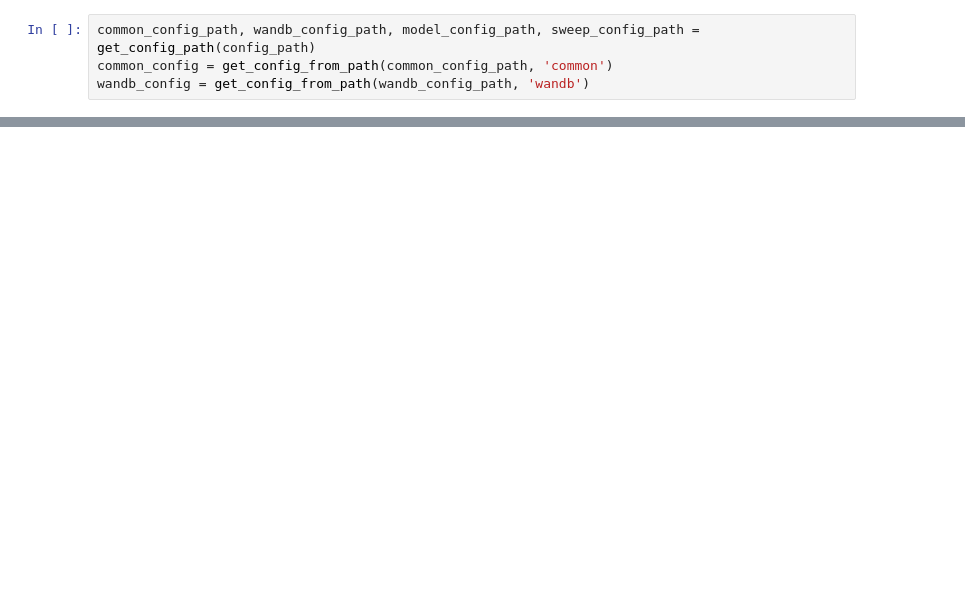
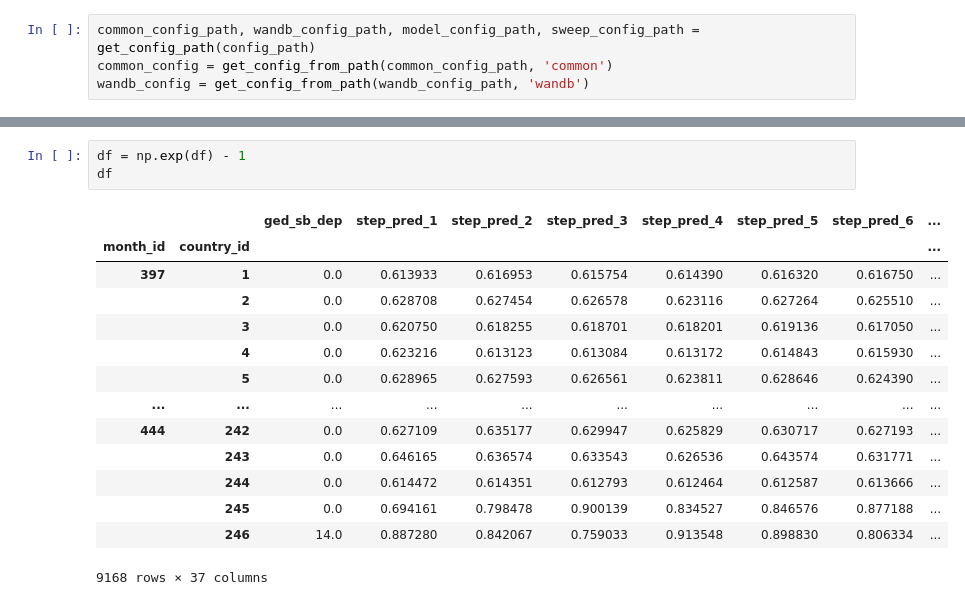
Before and after one commit to prio-data/fatalities003_development, a Jupyter notebook: Example.ipynb, the cells around one changed output, grey strips where cells are left out. Cells and saved outputs as stored; diff of their text form; blank space fills up the shorter version.

```diff
--- a/Example.ipynb
+++ b/Example.ipynb
@@ -97,0 +118,18 @@ mse_normalize 8963611.119130949
+# %%
+df = np.exp(df) - 1
+df
+# %% [output]
+|  |  | ged_sb_dep | step_pred_1 | step_pred_2 | step_pred_3 | step_pred_4 | step_pred_5 | step_pred_6 | ... |
+| month_id | country_id |  |  |  |  |  |  |  | ... |
+| 397 | 1 | 0.0 | 0.613933 | 0.616953 | 0.615754 | 0.614390 | 0.616320 | 0.616750 | ... |
+|  | 2 | 0.0 | 0.628708 | 0.627454 | 0.626578 | 0.623116 | 0.627264 | 0.625510 | ... |
+|  | 3 | 0.0 | 0.620750 | 0.618255 | 0.618701 | 0.618201 | 0.619136 | 0.617050 | ... |
+|  | 4 | 0.0 | 0.623216 | 0.613123 | 0.613084 | 0.613172 | 0.614843 | 0.615930 | ... |
+|  | 5 | 0.0 | 0.628965 | 0.627593 | 0.626561 | 0.623811 | 0.628646 | 0.624390 | ... |
+| ... | ... | ... | ... | ... | ... | ... | ... | ... | ... |
+| 444 | 242 | 0.0 | 0.627109 | 0.635177 | 0.629947 | 0.625829 | 0.630717 | 0.627193 | ... |
+|  | 243 | 0.0 | 0.646165 | 0.636574 | 0.633543 | 0.626536 | 0.643574 | 0.631771 | ... |
+|  | 244 | 0.0 | 0.614472 | 0.614351 | 0.612793 | 0.612464 | 0.612587 | 0.613666 | ... |
+|  | 245 | 0.0 | 0.694161 | 0.798478 | 0.900139 | 0.834527 | 0.846576 | 0.877188 | ... |
+|  | 246 | 14.0 | 0.887280 | 0.842067 | 0.759033 | 0.913548 | 0.898830 | 0.806334 | ... |
+9168 rows × 37 columns
```
Also changed, not shown: parts of 13 cells of this notebook, 3 other files.
